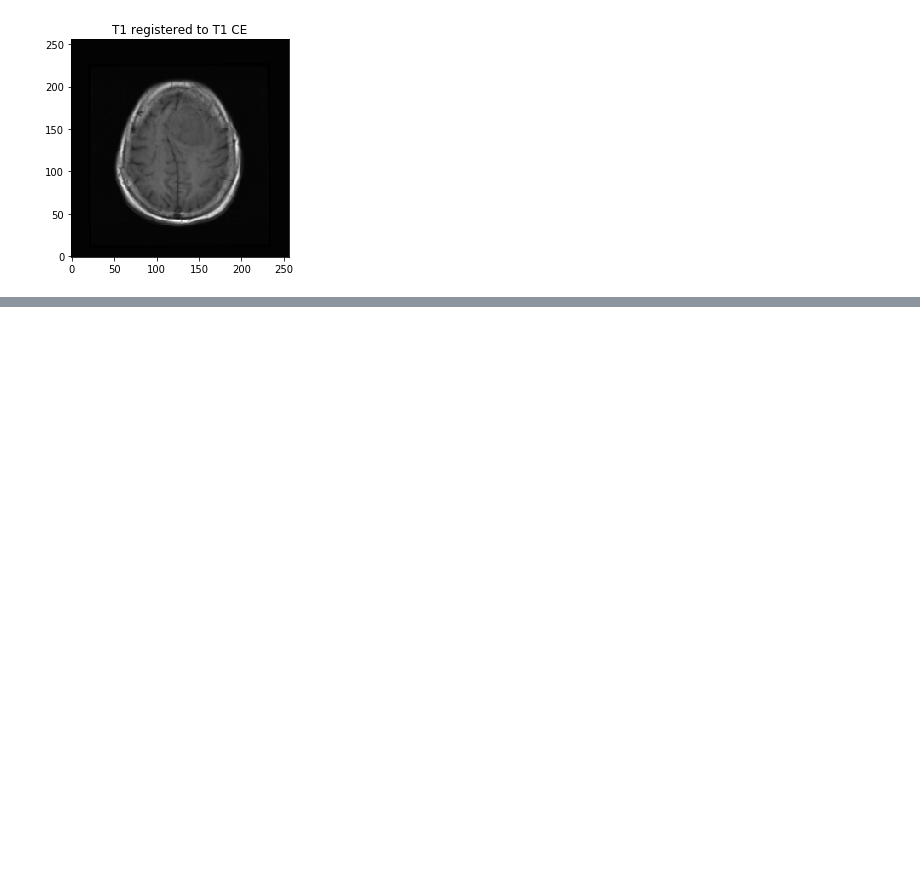
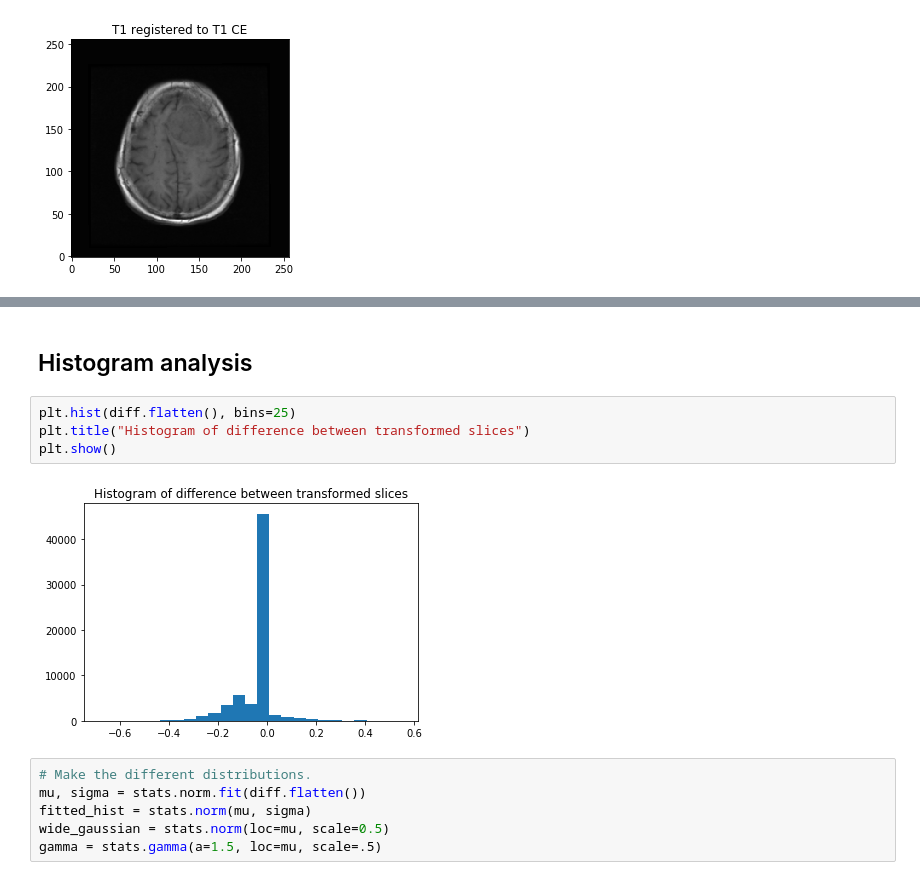
Before and after one commit to kaczmarj/meningioma, a Jupyter notebook: notebooks/Prastawa_etal_2003.ipynb, the cells around one changed output, grey strips where cells are left out. Drawn from its saved outputs; the diff is of its cells as text; blank space fills up the shorter version.

```diff
--- a/notebooks/Prastawa_etal_2003.ipynb
+++ b/notebooks/Prastawa_etal_2003.ipynb
@@ -98,0 +90,14 @@ print("St. dev.:\t{:.2f}".format(diff.std()))
+# %% [markdown]
+## Histogram analysis
+# %%
+plt.hist(diff.flatten(), bins=25)
+plt.title("Histogram of difference between transformed slices")
+plt.show()
+# %% [output]
+[figure, added]
+# %%
+# Make the different distributions.
+mu, sigma = stats.norm.fit(diff.flatten())
+fitted_hist = stats.norm(mu, sigma)
+wide_gaussian = stats.norm(loc=mu, scale=0.5)
+gamma = stats.gamma(a=1.5, loc=mu, scale=.5)
```
Also changed, not shown: parts of 14 cells of this notebook.
